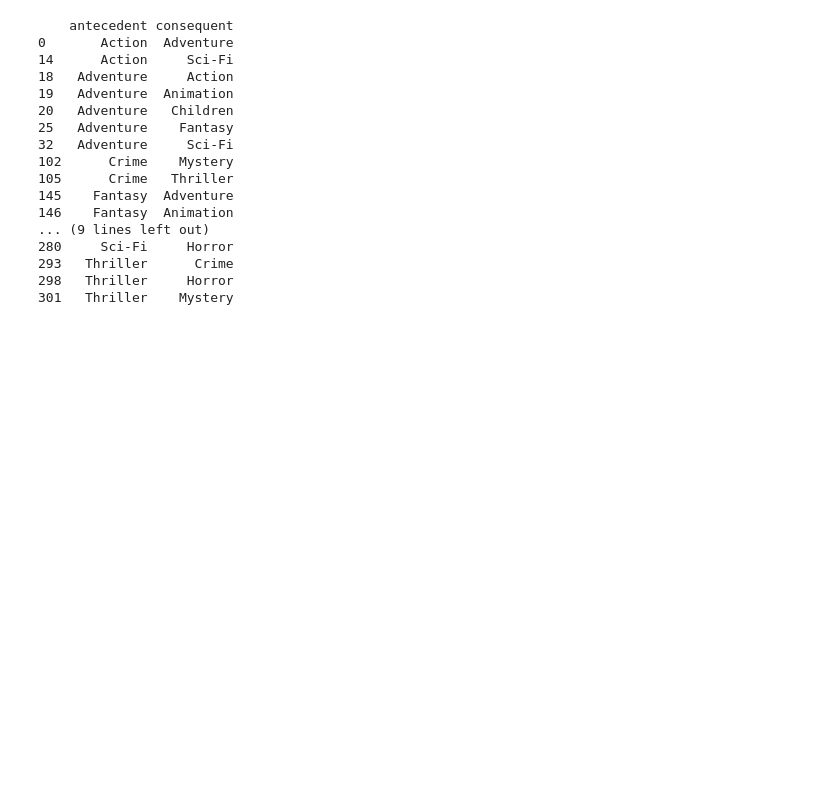
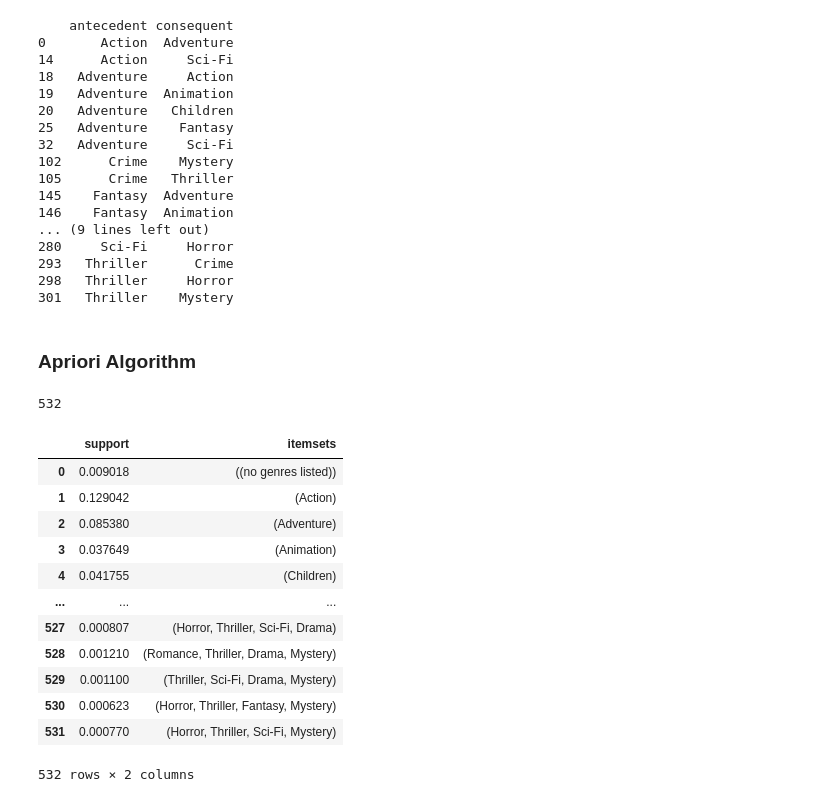
Before and after one commit to rajsandhu1989/data_sciene_projects, a Jupyter notebook: Association_rule_mining/market_basket.ipynb, the cells around one changed output. Saved outputs shown, nothing was run; the diff lists cells and outputs as text; code cells hidden in the pictures; blank space fills up the shorter version.

```diff
--- a/Association_rule_mining/market_basket.ipynb
+++ b/Association_rule_mining/market_basket.ipynb
@@ -341,3 +358,31 @@ print(rules[['antecedent','consequent']])
 293   Thriller      Crime
 298   Thriller     Horror
 301   Thriller    Mystery
+# %% [markdown]
+### Apriori Algorithm
+# %%
+# Import Apriori algorithm
+from mlxtend.frequent_patterns import apriori
+from mlxtend.frequent_patterns import association_rules
+# Compute frequent itemsets
+frequent_itemsets = apriori(oneHotMovie, min_support = 0.0005, max_len = 4, use_colnames = True)
+# Print number of itemsets
+print(len(frequent_itemsets))
+# %% [output]
+532
+# %%
+frequent_itemsets
+# %% [output]
+|  | support | itemsets |
+| 0 | 0.009018 | ((no genres listed)) |
+| 1 | 0.129042 | (Action) |
+| 2 | 0.085380 | (Adventure) |
+| 3 | 0.037649 | (Animation) |
+| 4 | 0.041755 | (Children) |
+| ... | ... | ... |
+| 527 | 0.000807 | (Horror, Thriller, Sci-Fi, Drama) |
+| 528 | 0.001210 | (Romance, Thriller, Drama, Mystery) |
+| 529 | 0.001100 | (Thriller, Sci-Fi, Drama, Mystery) |
+| 530 | 0.000623 | (Horror, Thriller, Fantasy, Mystery) |
+| 531 | 0.000770 | (Horror, Thriller, Sci-Fi, Mystery) |
+532 rows × 2 columns
```
Also changed, not shown: parts of 7 cells of this notebook.
